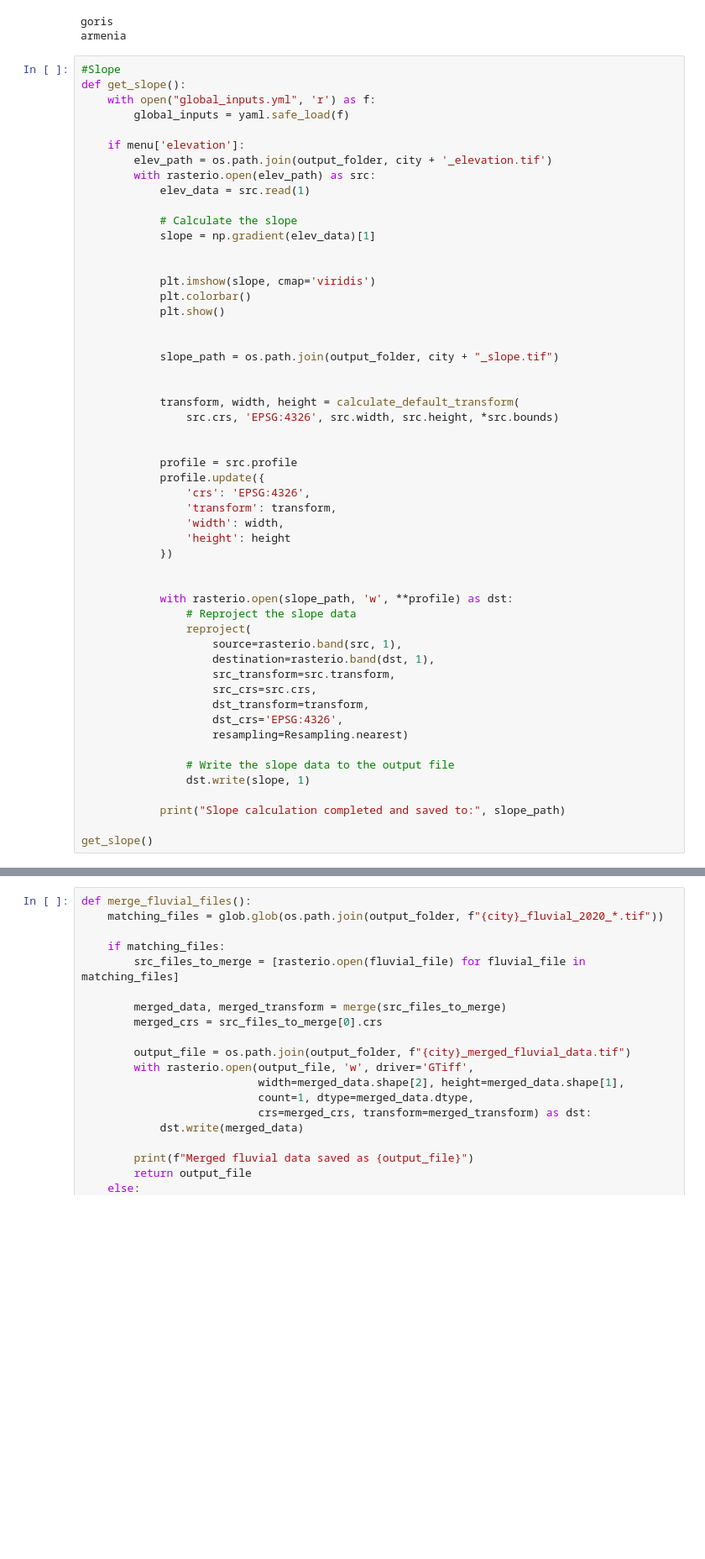
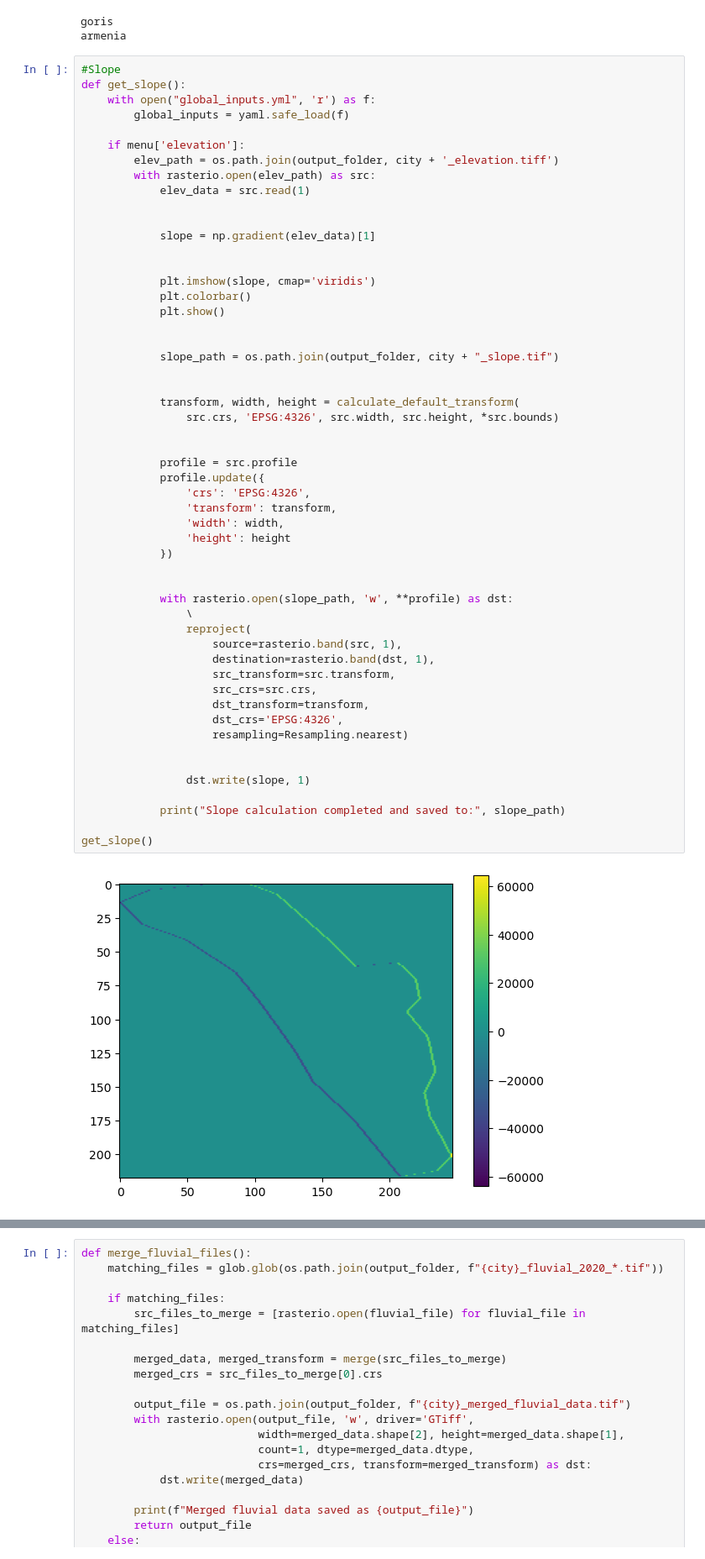
Before and after one commit to rosemaryturtle/city-scan-automation, a Jupyter notebook: toolbox.ipynb, the cells around one changed output, grey strips where cells are left out. Shown at 84% size. Saved outputs shown, nothing was run; the diff lists cells and outputs as text; blank space fills up the shorter version.

Commit message:
toolbox from city scan

```diff
--- a/toolbox.ipynb
+++ b/toolbox.ipynb
@@ -89,11 +93,11 @@ def get_slope():
         global_inputs = yaml.safe_load(f)
 
     if menu['elevation']:
-        elev_path = os.path.join(output_folder, city + '_elevation.tif')
+        elev_path = os.path.join(output_folder, city + '_elevation.tiff')
         with rasterio.open(elev_path) as src:
             elev_data = src.read(1)
 
-            # Calculate the slope
+
             slope = np.gradient(elev_data)[1]
 
 
@@ -106,32 +110,34 @@ def get_slope():
 
 
             transform, width, height = calculate_default_transform(
                 src.crs, 'EPSG:4326', src.width, src.height, *src.bounds)
 
 
             profile = src.profile
             profile.update({
                 'crs': 'EPSG:4326',
                 'transform': transform,
                 'width': width,
                 'height': height
             })
 
 
             with rasterio.open(slope_path, 'w', **profile) as dst:
-                # Reproject the slope data
+                \
                 reproject(
                     source=rasterio.band(src, 1),
                     destination=rasterio.band(dst, 1),
                     src_transform=src.transform,
                     src_crs=src.crs,
                     dst_transform=transform,
                     dst_crs='EPSG:4326',
                     resampling=Resampling.nearest)
 
-                # Write the slope data to the output file
+
                 dst.write(slope, 1)
 
             print("Slope calculation completed and saved to:", slope_path)
 
 get_slope()
+# %% [output]
+[figure, added]
```
Also changed, not shown: parts of 23 cells of this notebook.
